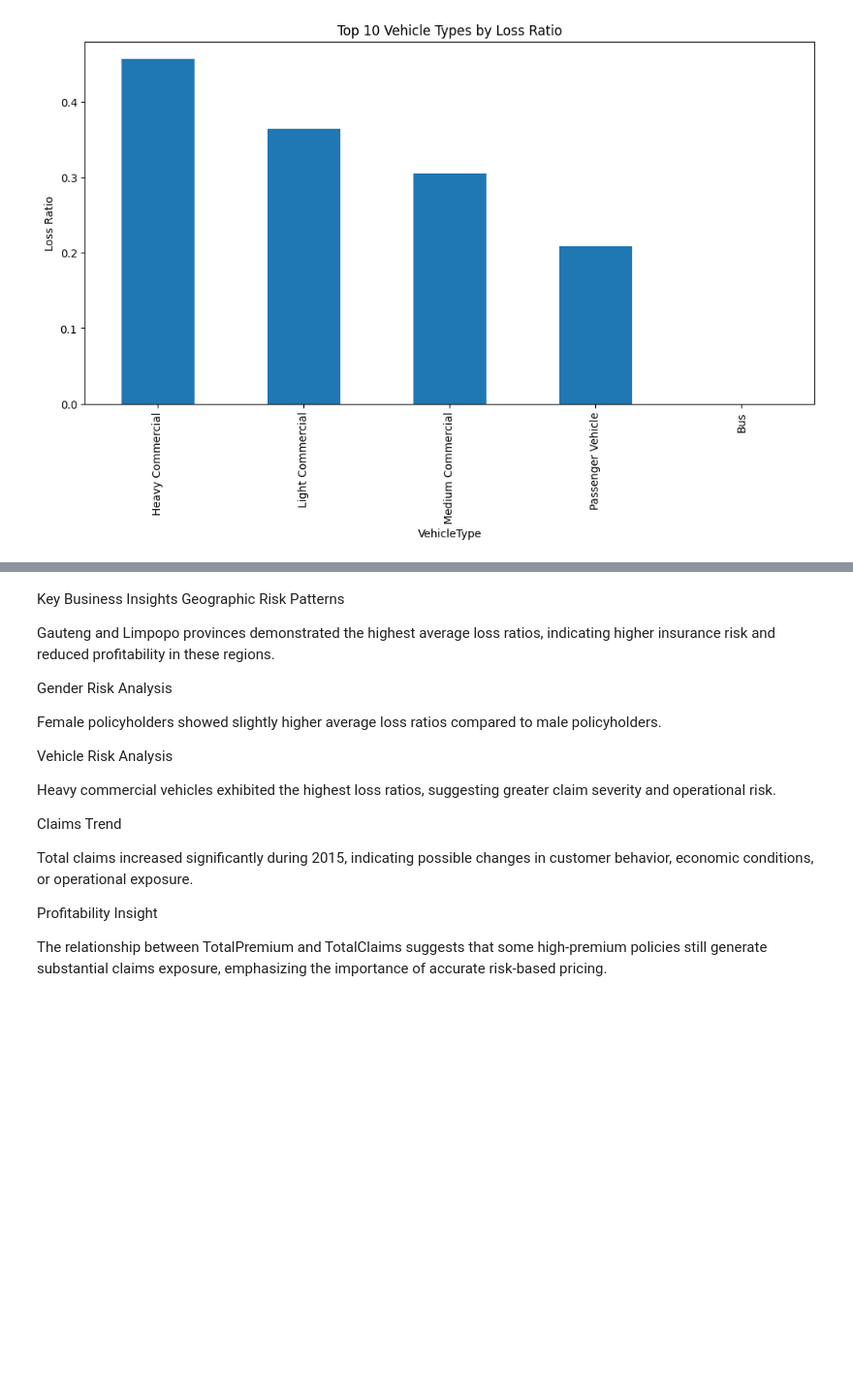
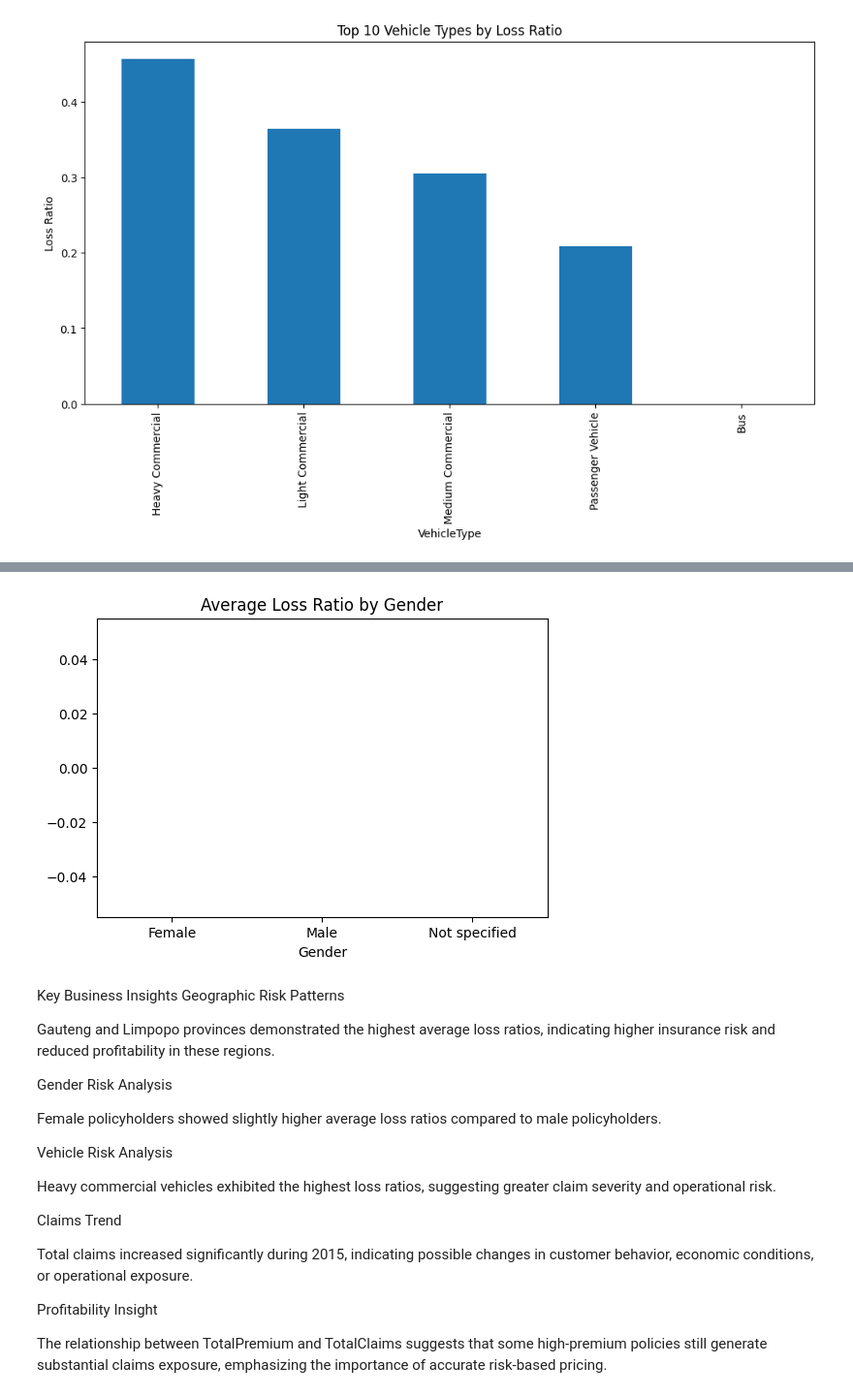
Before and after one commit to Bilen189/insurance-risk-analytics-week3, a Jupyter notebook: notebooks/01_eda.ipynb, the cells around one changed output, grey strips where cells are left out. Shown at 97% size. Saved outputs shown, nothing was run; the diff lists cells and outputs as text; code cells hidden in the pictures; blank space fills up the shorter version.

```diff
--- a/notebooks/01_eda.ipynb
+++ b/notebooks/01_eda.ipynb
@@ -474,3 +490,7 @@ plt.show()
+# %%
+plot_gender_loss_ratio(df)
+# %% [output]
+[figure, added]
 # %% [markdown]
 Key Business Insights
 Geographic Risk Patterns
```
Also changed, not shown: parts of 3 cells of this notebook, 1 other file.
